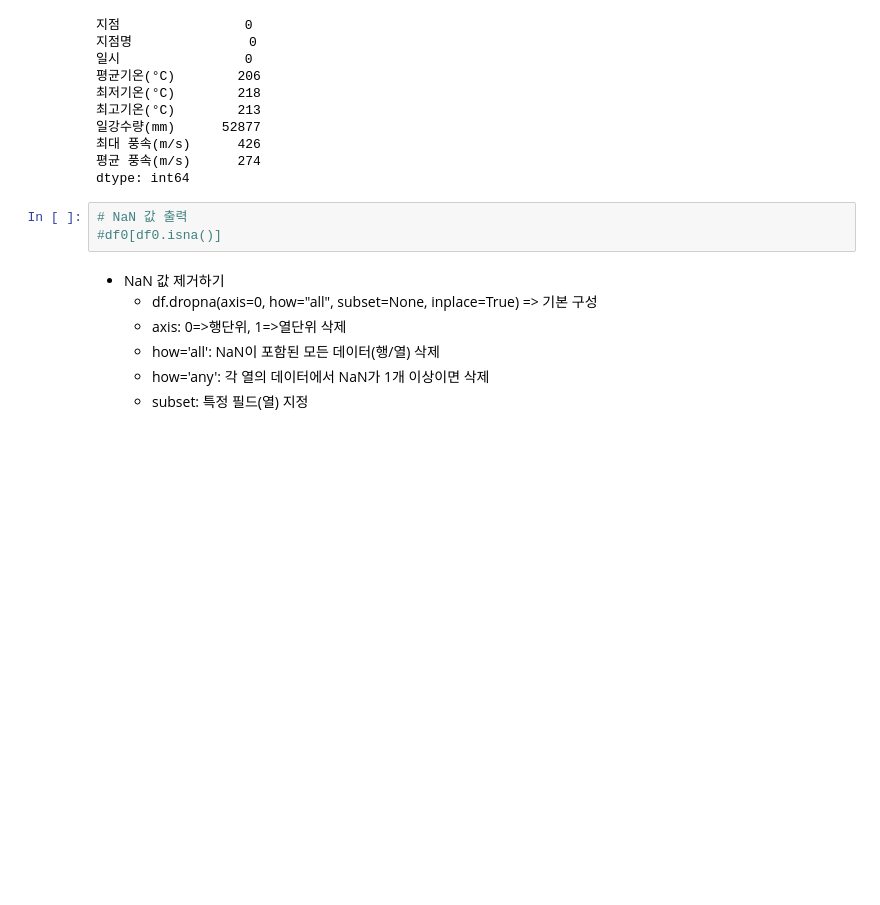
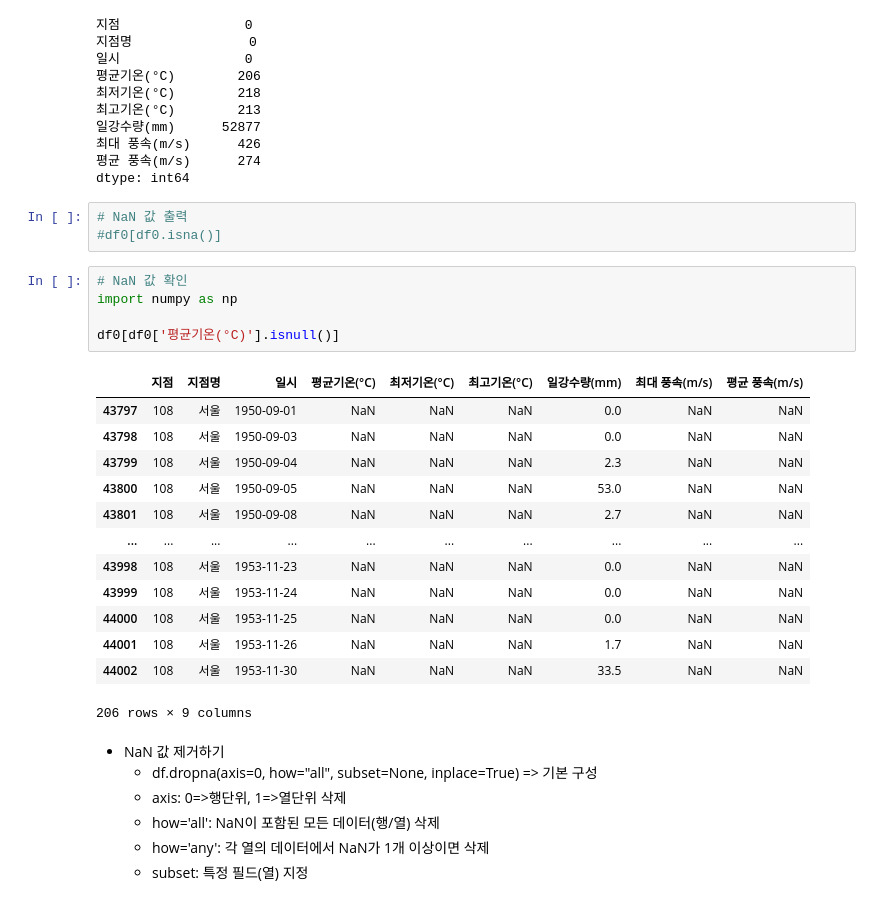
Before and after one commit to toughC/Python_Machine_Learning, a Jupyter notebook: 05_dataVisualization.ipynb, the cells around one changed output. Drawn from its saved outputs; the diff is of its cells as text; blank space fills up the shorter version.

```diff
--- a/05_dataVisualization.ipynb
+++ b/05_dataVisualization.ipynb
@@ -145,6 +145,25 @@ dtype: int64
 # %%
 # NaN 값 출력
 #df0[df0.isna()]
+# %%
+# NaN 값 확인
+import numpy as np
+
+df0[df0['평균기온(°C)'].isnull()]
+# %% [output]
+|  | 지점 | 지점명 | 일시 | 평균기온(°C) | 최저기온(°C) | 최고기온(°C) | 일강수량(mm) | 최대 풍속(m/s) | 평균 풍속(m/s) |
+| 43797 | 108 | 서울 | 1950-09-01 | NaN | NaN | NaN | 0.0 | NaN | NaN |
+| 43798 | 108 | 서울 | 1950-09-03 | NaN | NaN | NaN | 0.0 | NaN | NaN |
+| 43799 | 108 | 서울 | 1950-09-04 | NaN | NaN | NaN | 2.3 | NaN | NaN |
+| 43800 | 108 | 서울 | 1950-09-05 | NaN | NaN | NaN | 53.0 | NaN | NaN |
+| 43801 | 108 | 서울 | 1950-09-08 | NaN | NaN | NaN | 2.7 | NaN | NaN |
+| ... | ... | ... | ... | ... | ... | ... | ... | ... | ... |
+| 43998 | 108 | 서울 | 1953-11-23 | NaN | NaN | NaN | 0.0 | NaN | NaN |
+| 43999 | 108 | 서울 | 1953-11-24 | NaN | NaN | NaN | 0.0 | NaN | NaN |
+| 44000 | 108 | 서울 | 1953-11-25 | NaN | NaN | NaN | 0.0 | NaN | NaN |
+| 44001 | 108 | 서울 | 1953-11-26 | NaN | NaN | NaN | 1.7 | NaN | NaN |
+| 44002 | 108 | 서울 | 1953-11-30 | NaN | NaN | NaN | 33.5 | NaN | NaN |
+206 rows × 9 columns
 # %% [markdown]
 - NaN 값 제거하기
     * df.dropna(axis=0, how="all", subset=None, inplace=True) => 기본 구성
```
Also changed, not shown: parts of 17 cells of this notebook.
